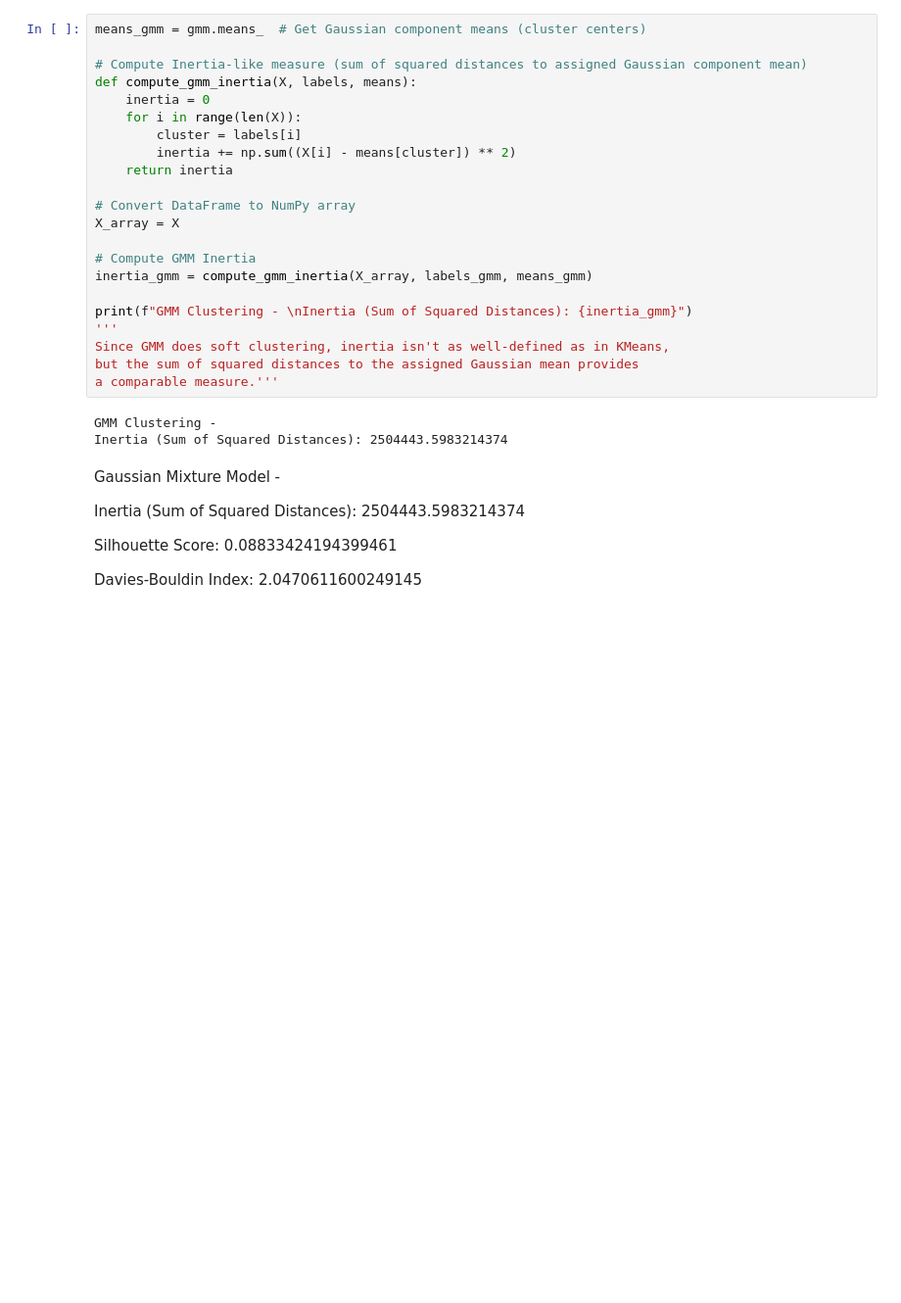
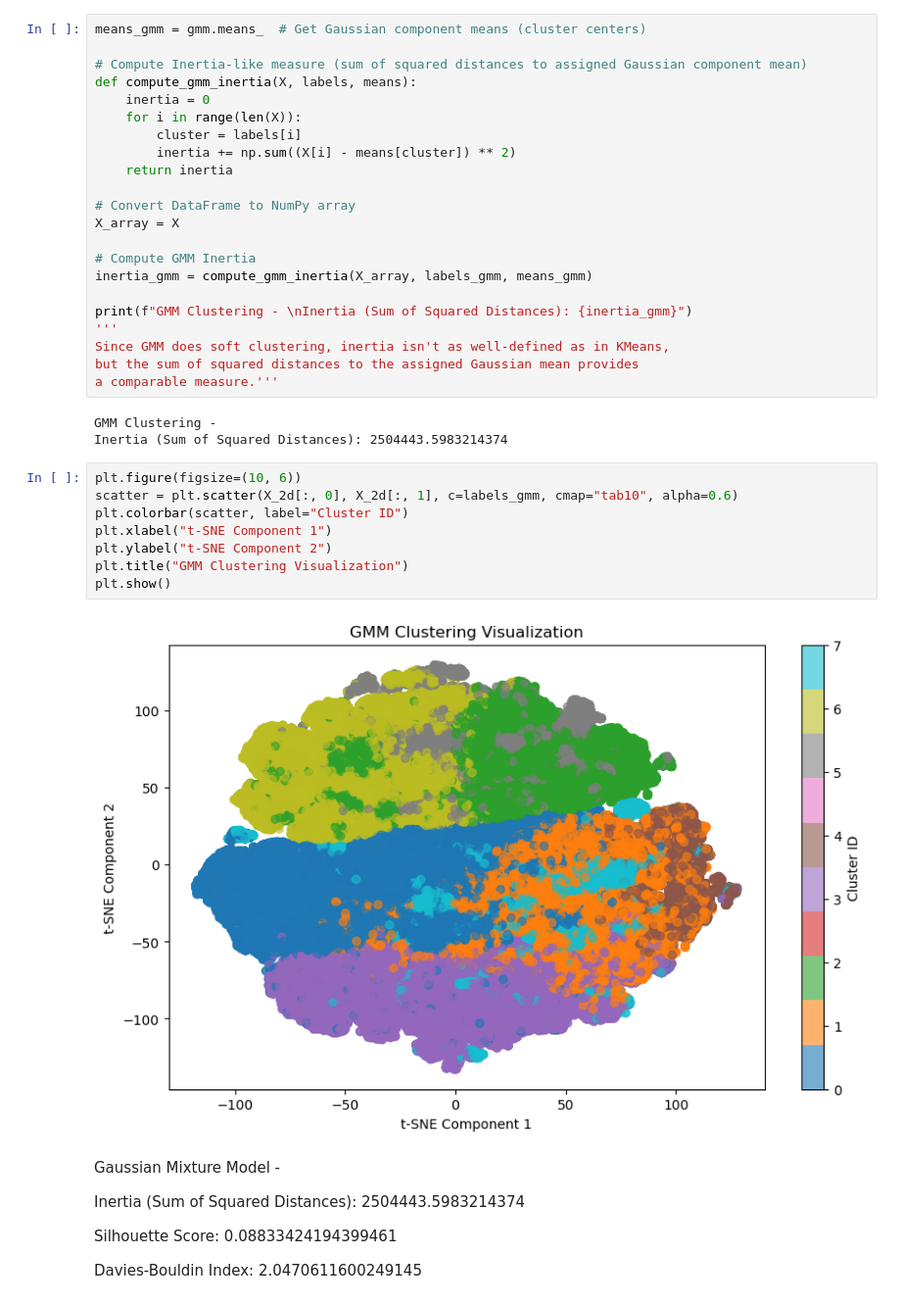
Before and after one commit to NicoCereghini/DSC-288R---Spotify-Capstone-Project, a Jupyter notebook: src/notebooks/baseline-models.ipynb, the cells around one changed output. Shown at 98% size. Drawn from its saved outputs; the diff is of its cells as text; blank space fills up the shorter version.

```diff
--- a/src/notebooks/baseline-models.ipynb
+++ b/src/notebooks/baseline-models.ipynb
@@ -207,6 +238,16 @@ a comparable measure.'''
 # %% [output]
 GMM Clustering -
 Inertia (Sum of Squared Distances): 2504443.5983214374
+# %%
+plt.figure(figsize=(10, 6))
+scatter = plt.scatter(X_2d[:, 0], X_2d[:, 1], c=labels_gmm, cmap="tab10", alpha=0.6)
+plt.colorbar(scatter, label="Cluster ID")
+plt.xlabel("t-SNE Component 1")
+plt.ylabel("t-SNE Component 2")
+plt.title("GMM Clustering Visualization")
+plt.show()
+# %% [output]
+[figure, added]
 # %% [markdown]
 Gaussian Mixture Model -
 
```
Also changed, not shown: parts of 8 cells of this notebook.
